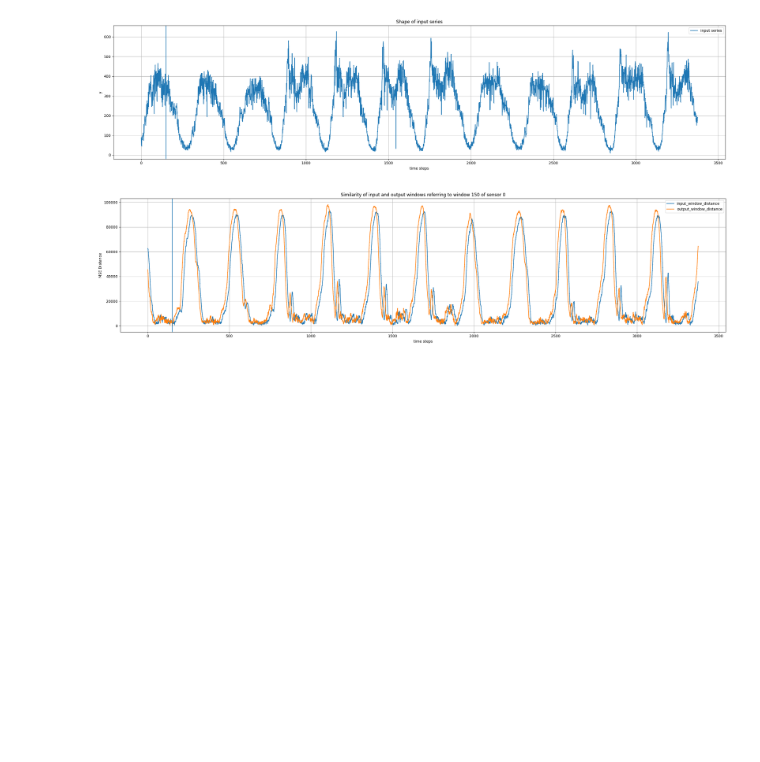
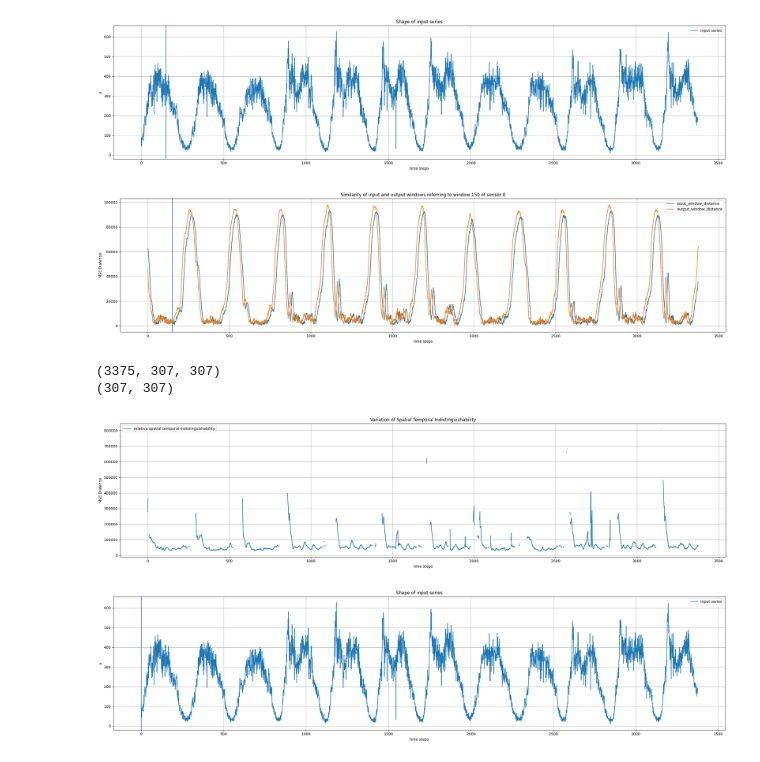
Before and after one commit to Dench991228/BasicTSD, a Jupyter notebook: basicts/visualize_dataset.ipynb, the cells around one changed output. Cells and saved outputs as stored; diff of their text form; code cells hidden in the pictures; blank space fills up the shorter version.

```diff
--- a/basicts/visualize_dataset.ipynb
+++ b/basicts/visualize_dataset.ipynb
@@ -128,3 +130,13 @@ window_similarity_visualize(result_file_dir, 150, 0)
 [figure]
 [figure]
 [figure]
+# %%
+result_file_dir = "../checkpoints/GraphWaveNet/PEMS04_100_12_12/2685972f0c44e3dab84cd76ce891c2d2/test_results.npz"
+
+st_indistinguishability_visualize(result_file_dir)
+timeseries_visualize(result_file_dir, 0, 0)
+# %% [output]
+(3375, 307, 307)
+(307, 307)
+[figure, added]
+[figure, added]
```
Also changed, not shown: parts of 1 cell of this notebook, 6 other files.
